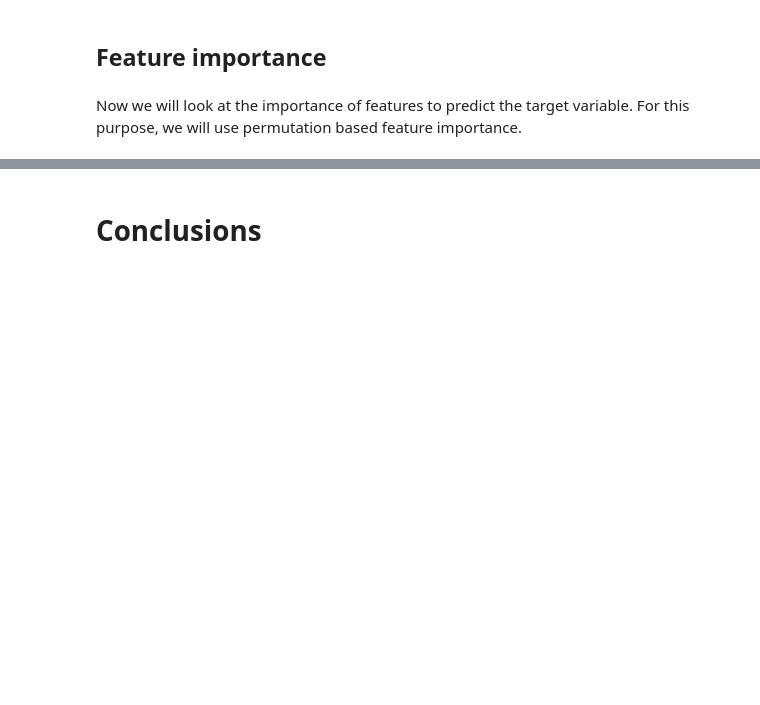
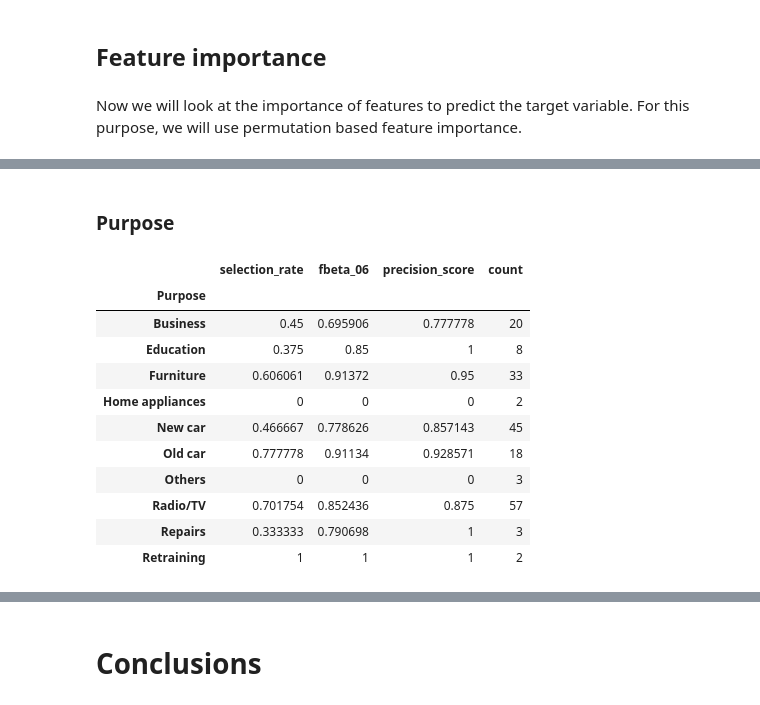
Before and after one commit to salilrsharma/My-Data-Science-Portfolio, a Jupyter notebook: German_credit_data.ipynb, the cells around one changed output, grey strips where cells are left out. Drawn from its saved outputs; the diff is of its cells as text; code cells hidden in the pictures; blank space fills up the shorter version.

```diff
--- a/German_credit_data.ipynb
+++ b/German_credit_data.ipynb
@@ -584,0 +610,11 @@ If we look at the above plot, we observe that the five most imortant features fo
+# %%
+import functools
+fbeta_06 = functools.partial(fbeta_score, beta=0.6)
+metric_fns = {'selection_rate': selection_rate, 'fbeta_06': fbeta_06, 'precision_score': precision_score, 'count': count}
+
+grouped_on_checking_account_status = MetricFrame(metrics=metric_fns,
+                             y_true=y_test,
+                             y_pred=pred,
+                             sensitive_features=pd.Series(A_test['ChkAccountStatus']))
+
+grouped_on_checking_account_status.by_group
@@ -584,0 +630,22 @@ If we look at the above plot, we observe that the five most imortant features fo
+# %% [markdown]
+### Purpose
+# %%
+grouped_on_Purpose = MetricFrame(metrics=metric_fns,
+                             y_true=y_test,
+                             y_pred=pred,
+                             sensitive_features=pd.Series(A_test['Purpose']))
+
+grouped_on_Purpose.by_group
+# %% [output]
+|  | selection_rate | fbeta_06 | precision_score | count |
+| Purpose |  |  |  |  |
+| Business | 0.45 | 0.695906 | 0.777778 | 20 |
+| Education | 0.375 | 0.85 | 1 | 8 |
+| Furniture | 0.606061 | 0.91372 | 0.95 | 33 |
+| Home appliances | 0 | 0 | 0 | 2 |
+| New car | 0.466667 | 0.778626 | 0.857143 | 45 |
+| Old car | 0.777778 | 0.91134 | 0.928571 | 18 |
+| Others | 0 | 0 | 0 | 3 |
+| Radio/TV | 0.701754 | 0.852436 | 0.875 | 57 |
+| Repairs | 0.333333 | 0.790698 | 1 | 3 |
+| Retraining | 1 | 1 | 1 | 2 |
```
Also changed, not shown: parts of 23 cells of this notebook.
